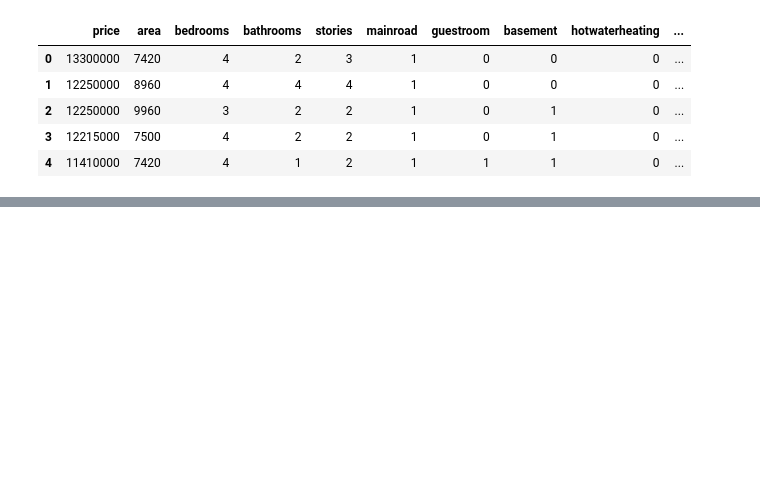
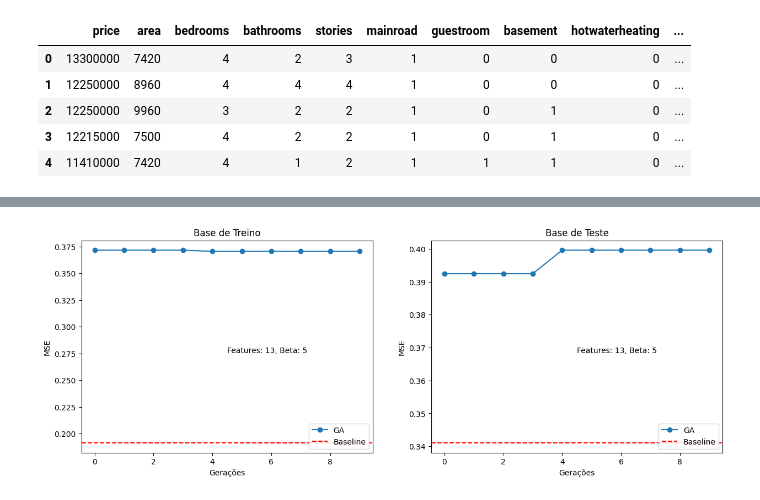
Before and after one commit to matheusgm502/optimization_project, a Jupyter notebook: Projeto Final - Otimização e Computação Evolucionária.ipynb, the cells around one changed output, grey strips where cells are left out. Cells and saved outputs as stored; diff of their text form; code cells hidden in the pictures; blank space fills up the shorter version.

```diff
--- a/Projeto Final - Otimização e Computação Evolucionária.ipynb
+++ b/Projeto Final - Otimização e Computação Evolucionária.ipynb
@@ -1235,0 +820,21 @@ O modelo com as melhores métricas foi tal, com R² de X e MSE de Y.
+# %%
+GA_train_MSE = []
+GA_test_MSE = []
+
+for ind in bestind_over_time_house_ga:
+    subset = [index for index, value in enumerate(decode_ind(ind, beta)) if value == 1]
+    # Extrair o subconjunto de características
+    X_subset_train = X_train[:, subset]
+    X_subset_test = X_test[:, subset]
+
+    # Inicializar e treinar o regressor
+    classifier_subset = SVR()
+    classifier_subset.fit(X_subset_train, y_train.ravel())
+
+    # Avaliar o desempenho
+    mse_train = mean_squared_error(y_train.ravel(), classifier_subset.predict(X_subset_train))
+    mse_test = mean_squared_error(y_test.ravel(), classifier_subset.predict(X_subset_test))
+
+    # Armazenar os resultados
+    GA_train_MSE.append(mse_train)
+    GA_test_MSE.append(mse_test)
@@ -1235,0 +854,24 @@ O modelo com as melhores métricas foi tal, com R² de X e MSE de Y.
+# %%
+ig, axs = plt.subplots(1, 2, figsize=(15,5))
+axs[0].plot(GA_train_MSE, label='GA', marker='o')
+#axs[0].plot(results_1['PSO_train_accuracy'], label='PSO', marker='o')
+axs[0].axhline(y=baseline_mse_train, color='r', linestyle='--', label='Baseline')
+axs[0].set_title('Base de Treino')
+axs[0].set_xlabel('Gerações')
+axs[0].set_ylabel('MSE')
+axs[0].legend(loc="lower right")
+axs[0].text(0.5, 0.5, f"Features: {X_train.shape[1]}, Beta: {beta}", transform=axs[0].transAxes, fontsize=10, verticalalignment='top')
+
+
+axs[1].plot(GA_test_MSE, label='GA', marker='o')
+#axs[1].plot(results_1['PSO_test_accuracy'], label='PSO', marker='o')
+axs[1].axhline(y=baseline_mse_test, color='r', linestyle='--', label='Baseline')
+axs[1].set_title('Base de Teste')
+axs[1].set_xlabel('Gerações')
+axs[1].set_ylabel('MSE')
+axs[1].legend(loc="lower right")
+axs[1].text(0.5, 0.5, f"Features: {X_train.shape[1]}, Beta: {beta}", transform=axs[1].transAxes, fontsize=10, verticalalignment='top')
+
+plt.show()
+# %% [output]
+[figure, added]
```
Also changed, not shown: parts of 34 cells of this notebook.
